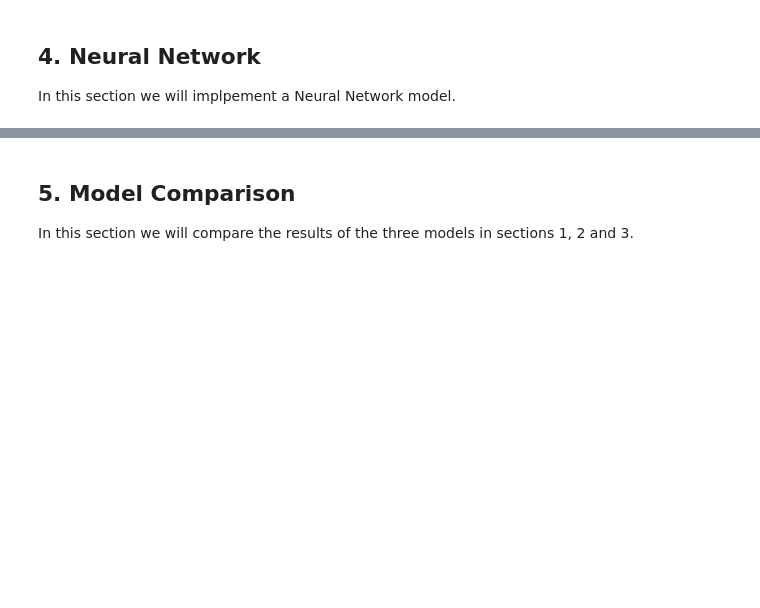
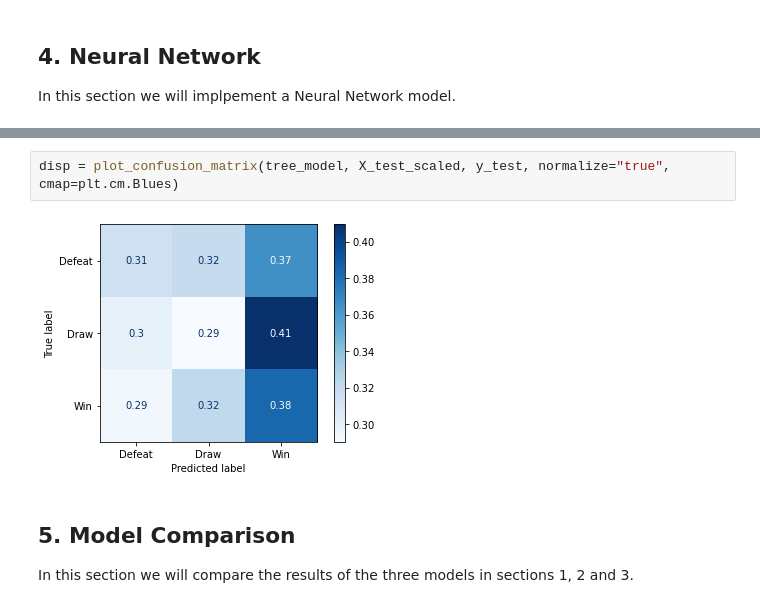
Before and after one commit to j-vm/FEUP_IART_2020, a Jupyter notebook: Assigment2/IART-MachineLearning.ipynb, the cells around one changed output, grey strips where cells are left out. Drawn from its saved outputs; the diff is of its cells as text; blank space fills up the shorter version.

```diff
--- a/Assigment2/IART-MachineLearning.ipynb
+++ b/Assigment2/IART-MachineLearning.ipynb
@@ -317,3 +355,7 @@ In this section we will implpement a Neural Network model.
+# %%
+disp = plot_confusion_matrix(tree_model, X_test_scaled, y_test, normalize="true", cmap=plt.cm.Blues)
+# %% [output]
+[figure, added]
 # %% [markdown]
 ## 5. Model Comparison
 In this section we will compare the results of the three models in sections 1, 2 and 3.
```
Also changed, not shown: parts of 10 cells of this notebook.
